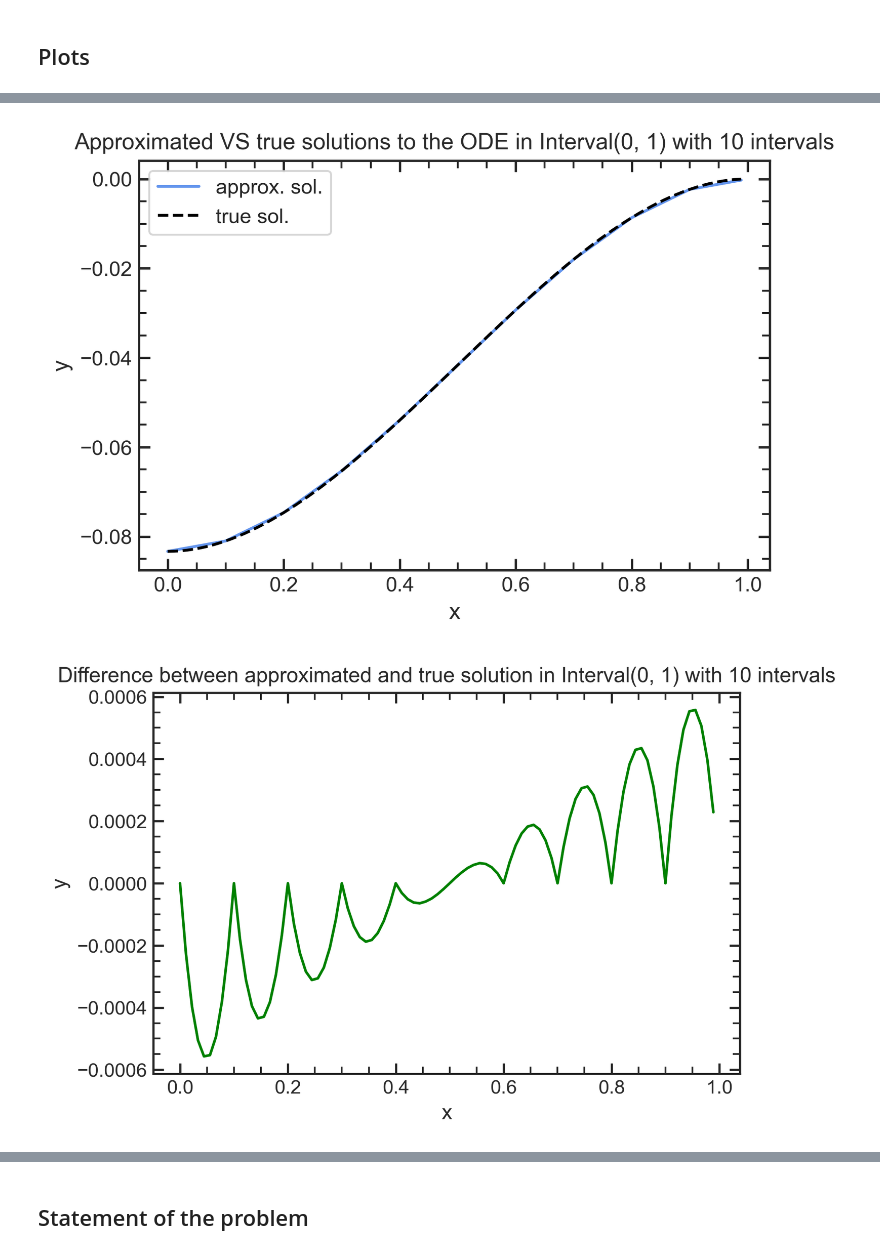
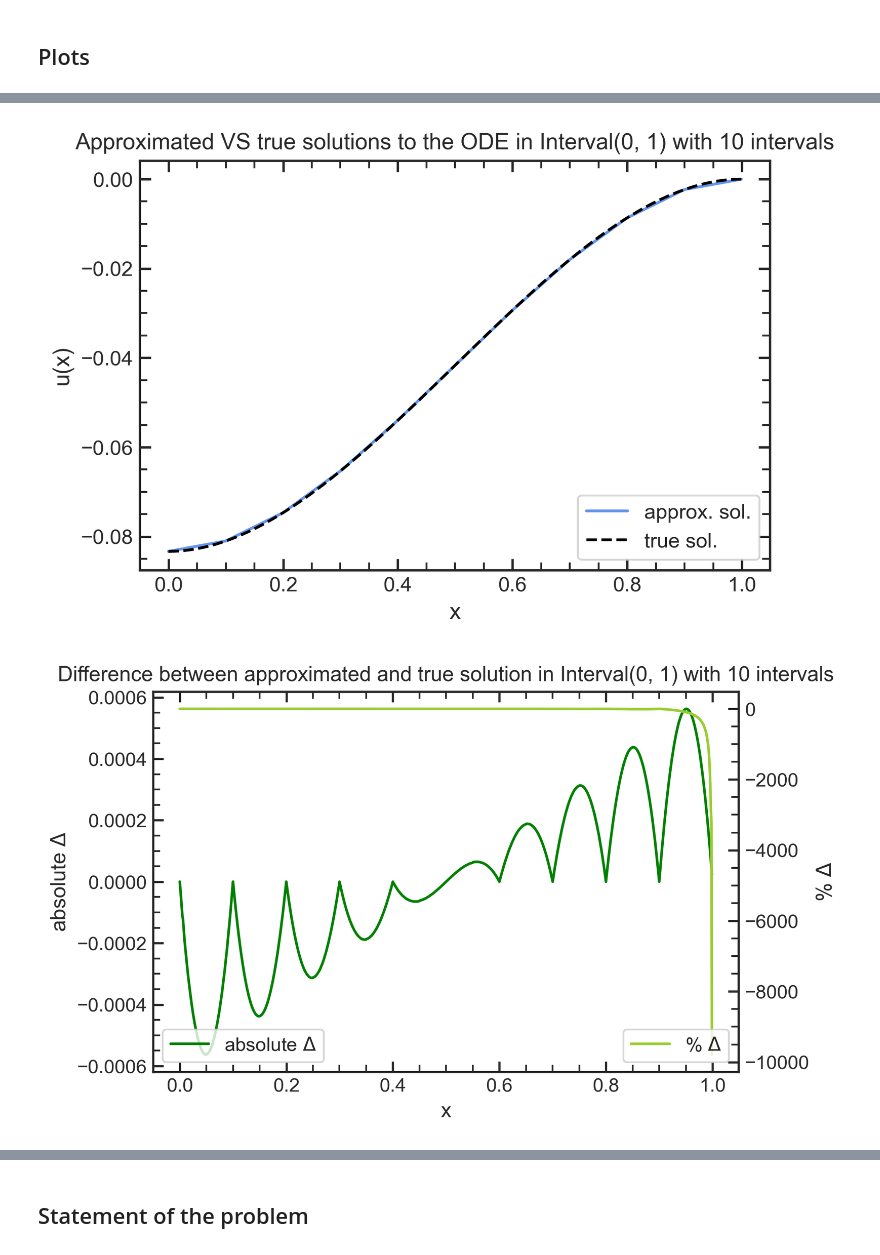
Before and after one commit to martina01natali/MMP, a Jupyter notebook: Project/Neumann/Matrix_finite_elements.ipynb, the cells around one changed output, grey strips where cells are left out. Drawn from its saved outputs; the diff is of its cells as text; code cells hidden in the pictures.

```diff
--- a/Project/Neumann/Matrix_finite_elements.ipynb
+++ b/Project/Neumann/Matrix_finite_elements.ipynb
@@ -38,6 +42,11 @@ n = 10
 # Width of each interval
 hvalue = (domain.measure/n).evalf()
 
+# Number of points for the plots
+npoints = 1000
+npoints_per_interval = int(npoints/n)-1
+x_subvalue = hvalue/npoints_per_interval
+
     # ----------------------------------------------------------------------
         # Main variables definition
 
@@ -423,5 +461,5 @@ redu_e = e[0:-1, :]; redu_e
 $\displaystyle \left[\begin{matrix}1 - \frac{x}{h} & 0 & 0 & 0 & 0 & 0 & 0 & 0 & 0 & 0\\\frac{x}{h} & 2 - \frac{x}{h} & 0 & 0 & 0 & 0 & 0 & 0 & 0 & 0\\0 & -1 + \frac{x}{h} & 3 - \frac{x}{h} & 0 & 0 & 0 & 0 & 0 & 0 & 0\\0 & 0 & -2 + \frac{x}{h} & 4 - \frac{x}{h} & 0 & 0 & 0 & 0 & 0 & 0\\0 & 0 & 0 & -3 + \frac{x}{h} & 5 - \frac{x}{h} & 0 & 0 & 0 & 0 & 0\\0 & 0 & 0 & 0 & -4 + \frac{x}{h} & 6 - \frac{x}{h} & 0 & 0 & 0 & 0\\0 & 0 & 0 & 0 & 0 & -5 + \frac{x}{h} & 7 - \frac{x}{h} & 0 & 0 & 0\\0 & 0 & 0 & 0 & 0 & 0 & -6 + \frac{x}{h} & 8 - \frac{x}{h} & 0 & 0\\0 & 0 & 0 & 0 & 0 & 0 & 0 & -7 + \frac{x}{h} & 9 - \frac{x}{h} & 0\\0 & 0 & 0 & 0 & 0 & 0 & 0 & 0 & -8 + \frac{x}{h} & 10 - \frac{x}{h}\end{matrix}\right]$
 # %%
 u = (ui.T*redu_e).subs(h, hvalue).evalf(5);
-u = u.subs(h, hvalue).evalf(5); u
+u = u.subs(h, hvalue).evalf(5); Matrix(u).T
 # %% [output]
@@ -464,28 +501,30 @@ plt.show()
 # %%
 # Plot of the true solution VS approximated and of the difference between
 # WARNING: run only if you have provided a true solution
 
 plt.figure(2, figsize=(6,4), dpi=300)
 plt.plot(xrefined, yrefined, color='cornflowerblue', label='approx. sol.')
 plt.plot(xrefined, y_truerefined, linestyle='--', color='black', label='true sol.')
 plt.title(f'Approximated VS true solutions to the ODE in {domain.closure} with {n} intervals')
 plt.xlabel('x')
-plt.ylabel('y')
-plt.legend()
+plt.ylabel('u(x)')
+plt.legend(loc='lower right')
 
-plt.figure(3, figsize=(6,4), dpi=300)
-plt.plot(xrefined, error_refined, color='green')
-plt.title(f'Difference between approximated and true solution in {domain.closure} with {n} intervals')
-plt.xlabel('x')
-plt.ylabel('y')
+fig, ax = plt.subplots(figsize=(6,4), dpi=300)
+diff, = ax.plot(xrefined, error_refined, color='green', label=r'absolute $\Delta$')
+ax.set_title(f'Difference between approximated and true solution in {domain.closure} with {n} intervals')
+ax.set_xlabel('x')
+ax.set_ylabel(r'absolute $\Delta$')
+ax.legend(loc='lower left')
 
-plt.figure(4, figsize=(6,4), dpi=300)
-plt.plot(xrefined, error_refined/yrefined*100, color='yellowgreen')
-plt.title(f'% difference between approximated and true solution in {domain.closure} with {n} intervals')
-plt.xlabel('x')
-plt.ylabel('y')
+ax1 = ax.twinx()
+
+diffPerc, = ax1.plot(xrefined, error_refined/y_truerefined*100, color='yellowgreen', label=r'% $\Delta$')
+ax1.set_xlabel('x')
+ax1.set_ylabel(r'% $\Delta$')
+ax1.legend(loc='lower right')
 
 plt.show()
 # %% [output]
-[figure, old version]
+[figure, new version]
-[figure, old version]
+[figure, new version]
```
Also changed, not shown: parts of 18 cells of this notebook, 2 other files.
